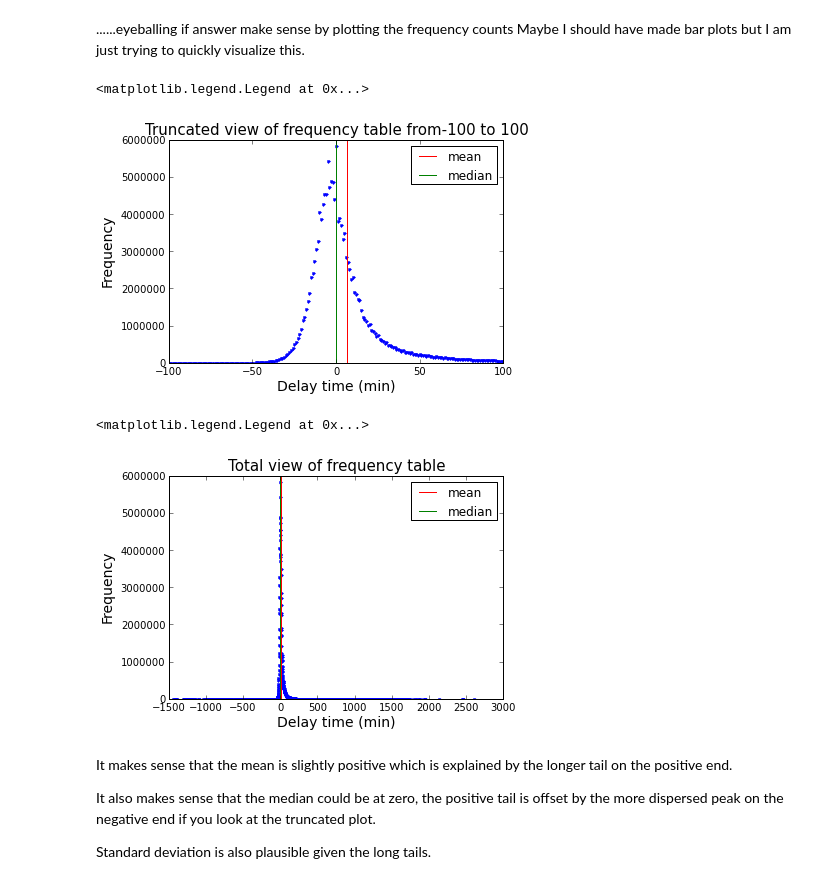
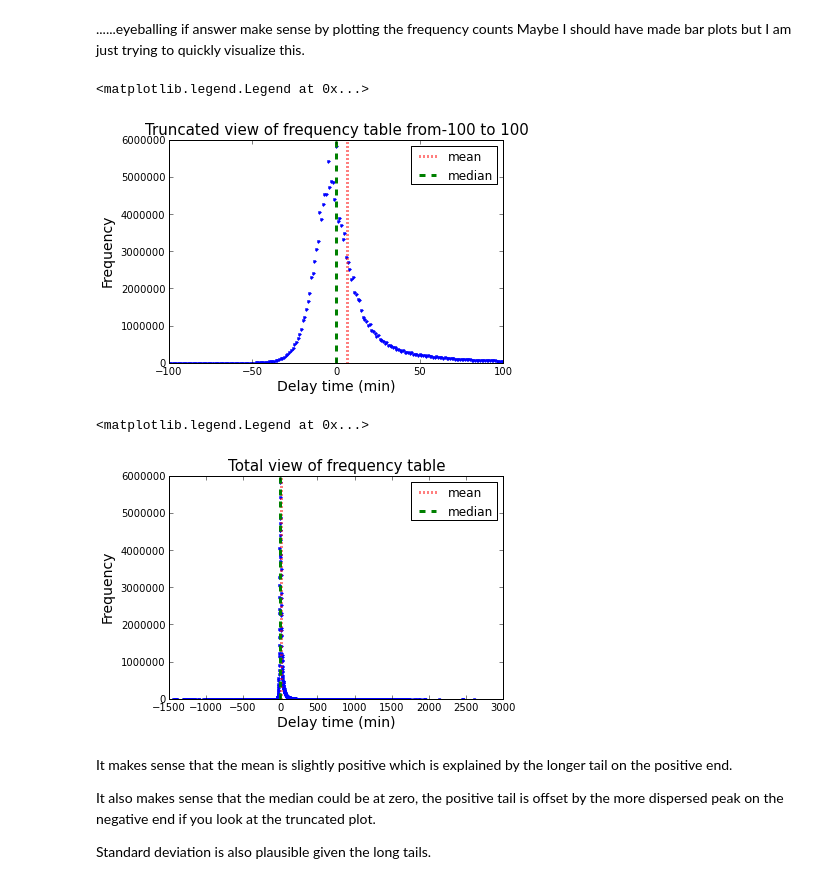
Before and after one commit to karenyng/HW1_Stat250_Winter14, a Jupyter notebook: hw1.ipynb, the cells around one changed output. Cells and saved outputs as stored; diff of their text form; code cells hidden in the pictures.

```diff
--- a/hw1.ipynb
+++ b/hw1.ipynb
@@ -164,19 +164,19 @@ freq = c[0]
 # %%
 plt.plot(delay, freq, '.b')
 plt.xlabel('Delay time (min)', size=14)
 plt.ylabel('Frequency', size=14)
 xlim_low = -100
 xlim_high = 100
 plt.title('Truncated view of frequency table from'+\
           '{0} to {1}'.format(xlim_low, xlim_high), size=15)
 
 plt.xlim(xlim_low, xlim_high)
-plt.axvline('6.566504', label = 'mean', color = 'r')
-plt.axvline('0.00', label = 'median', color = 'g')
+plt.axvline('6.566504', label = 'mean', color = 'r', ls = ':', lw = 3 )
+plt.axvline('0.00', label = 'median', color = 'g', ls = '--', lw = 3 )
 plt.legend(loc = 'best')
 # %% [output]
 <matplotlib.legend.Legend at 0x...>
-[figure, old version]
+[figure, new version]
 # %%
 plt.plot(delay, freq, '.b')
 plt.xlabel('Delay time (min)', size=14)
@@ -184,12 +184,12 @@ plt.ylabel('Frequency', size=14)
 xlim_low = -100
 xlim_high = 100
 plt.title('Total view of frequency table', size=15)
-plt.axvline('6.566504', label = 'mean', color = 'r')
-plt.axvline('0.00', label = 'median', color = 'g')
+plt.axvline('6.566504', label = 'mean', color = 'r', ls = ':', lw = 3)
+plt.axvline('0.00', label = 'median', color = 'g', ls = '--', lw = 3 )
 plt.legend(loc = 'best')
 # %% [output]
 <matplotlib.legend.Legend at 0x...>
-[figure, old version]
+[figure, new version]
 # %% [markdown]
 It makes sense that the mean is slightly positive which is explained by the longer tail on the positive end.
 
```
Also changed, not shown: parts of 12 cells of this notebook.
